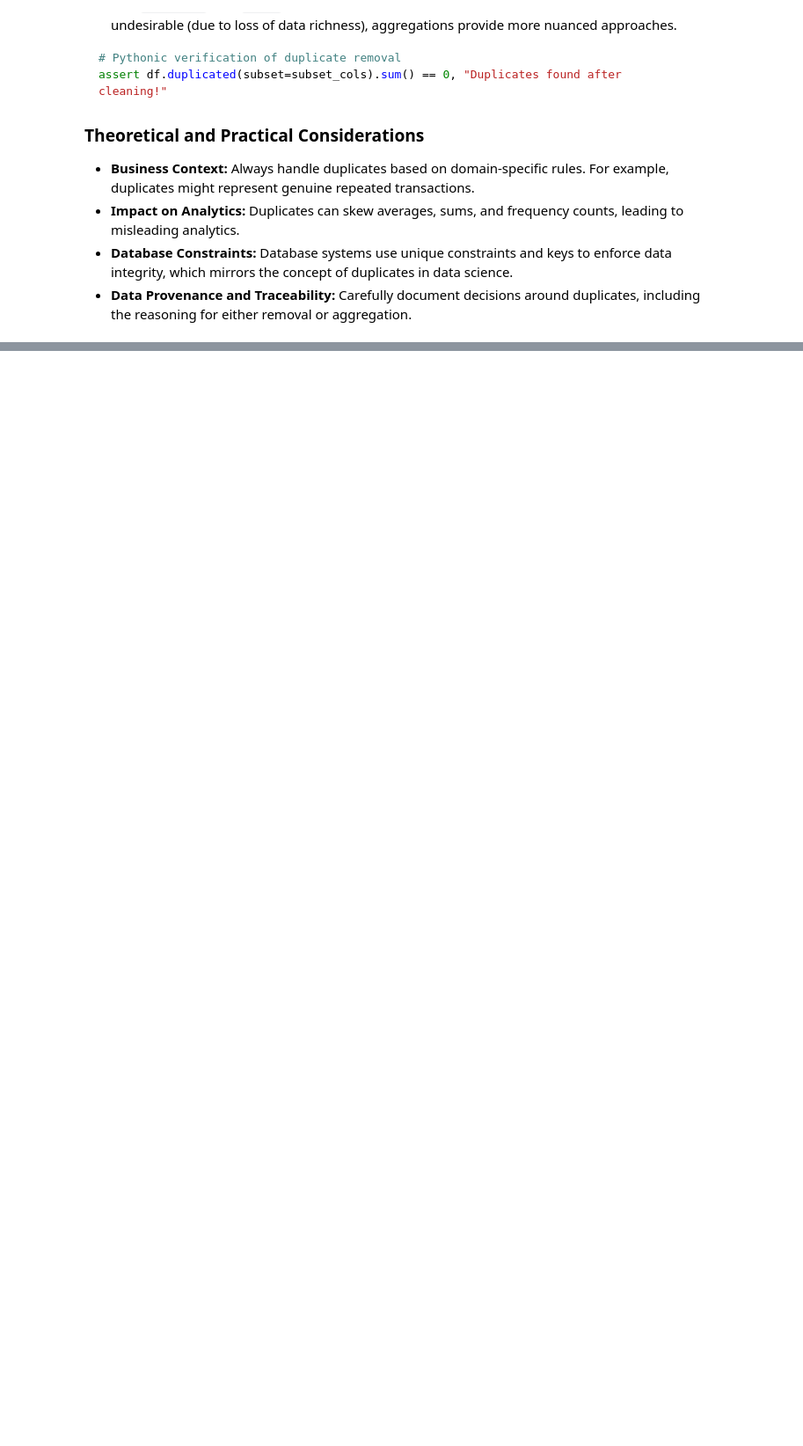
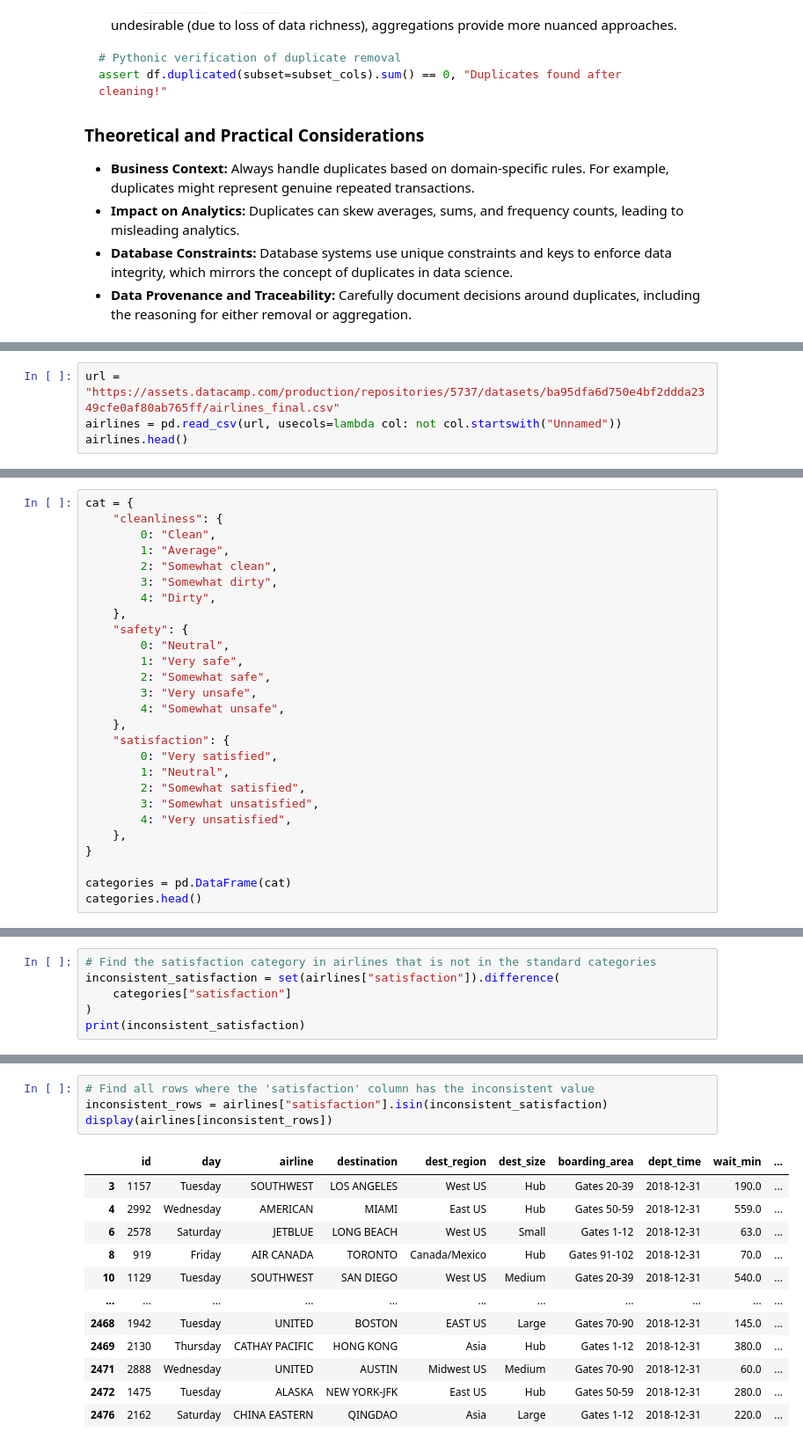
Before and after one commit to jhlopesalves/data-science-notebooks, a Jupyter notebook: Python/data_manipulation/pandas/cleaning_data/cleaning_data.ipynb, the cells around one changed output, grey strips where cells are left out. Shown at 88% size. Drawn from its saved outputs; the diff is of its cells as text; blank space fills up the shorter version.

```diff
--- a/Python/data_manipulation/pandas/cleaning_data/cleaning_data.ipynb
+++ b/Python/data_manipulation/pandas/cleaning_data/cleaning_data.ipynb
@@ -398,0 +625,4 @@ ride_sharing.head()
+# %%
+url = "https://assets.datacamp.com/production/repositories/5737/datasets/ba95dfa6d750e4bf2ddda2349cfe0af80ab765ff/airlines_final.csv"
+airlines = pd.read_csv(url, usecols=lambda col: not col.startswith("Unnamed"))
+airlines.head()
@@ -398,0 +636,27 @@ ride_sharing.head()
+# %%
+cat = {
+    "cleanliness": {
+        0: "Clean",
+        1: "Average",
+        2: "Somewhat clean",
+        3: "Somewhat dirty",
+        4: "Dirty",
+    },
+    "safety": {
+        0: "Neutral",
+        1: "Very safe",
+        2: "Somewhat safe",
+        3: "Very unsafe",
+        4: "Somewhat unsafe",
+    },
+    "satisfaction": {
+        0: "Very satisfied",
+        1: "Neutral",
+        2: "Somewhat satisfied",
+        3: "Somewhat unsatisfied",
+        4: "Very unsatisfied",
+    },
+}
+
+categories = pd.DataFrame(cat)
+categories.head()
@@ -398,0 +692,6 @@ ride_sharing.head()
+# %%
+# Find the satisfaction category in airlines that is not in the standard categories
+inconsistent_satisfaction = set(airlines["satisfaction"]).difference(
+    categories["satisfaction"]
+)
+print(inconsistent_satisfaction)
@@ -398,0 +700,17 @@ ride_sharing.head()
+# %%
+# Find all rows where the 'satisfaction' column has the inconsistent value
+inconsistent_rows = airlines["satisfaction"].isin(inconsistent_satisfaction)
+display(airlines[inconsistent_rows])
+# %% [output]
+|  | id | day | airline | destination | dest_region | dest_size | boarding_area | dept_time | wait_min | ... |
+| 3 | 1157 | Tuesday | SOUTHWEST | LOS ANGELES | West US | Hub | Gates 20-39 | 2018-12-31 | 190.0 | ... |
+| 4 | 2992 | Wednesday | AMERICAN | MIAMI | East US | Hub | Gates 50-59 | 2018-12-31 | 559.0 | ... |
+| 6 | 2578 | Saturday | JETBLUE | LONG BEACH | West US | Small | Gates 1-12 | 2018-12-31 | 63.0 | ... |
+| 8 | 919 | Friday | AIR CANADA | TORONTO | Canada/Mexico | Hub | Gates 91-102 | 2018-12-31 | 70.0 | ... |
+| 10 | 1129 | Tuesday | SOUTHWEST | SAN DIEGO | West US | Medium | Gates 20-39 | 2018-12-31 | 540.0 | ... |
+| ... | ... | ... | ... | ... | ... | ... | ... | ... | ... | ... |
+| 2468 | 1942 | Tuesday | UNITED | BOSTON | EAST US | Large | Gates 70-90 | 2018-12-31 | 145.0 | ... |
+| 2469 | 2130 | Thursday | CATHAY PACIFIC | HONG KONG | Asia | Hub | Gates 1-12 | 2018-12-31 | 380.0 | ... |
+| 2471 | 2888 | Wednesday | UNITED | AUSTIN | Midwest US | Medium | Gates 70-90 | 2018-12-31 | 60.0 | ... |
+| 2472 | 1475 | Tuesday | ALASKA | NEW YORK-JFK | East US | Hub | Gates 50-59 | 2018-12-31 | 280.0 | ... |
+| 2476 | 2162 | Saturday | CHINA EASTERN | QINGDAO | Asia | Large | Gates 1-12 | 2018-12-31 | 220.0 | ... |
```
Also changed, not shown: parts of 27 cells of this notebook, 1 other file.
